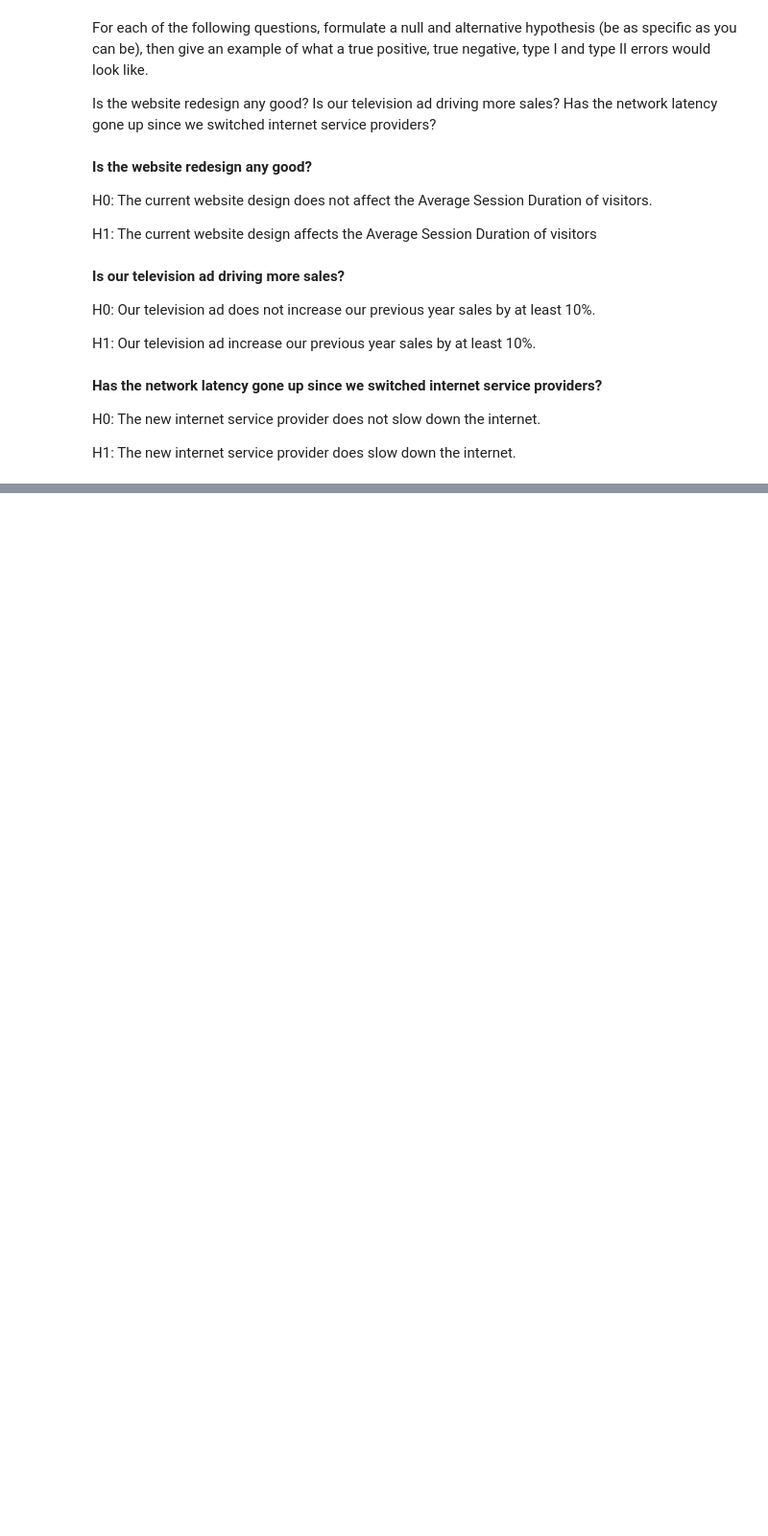
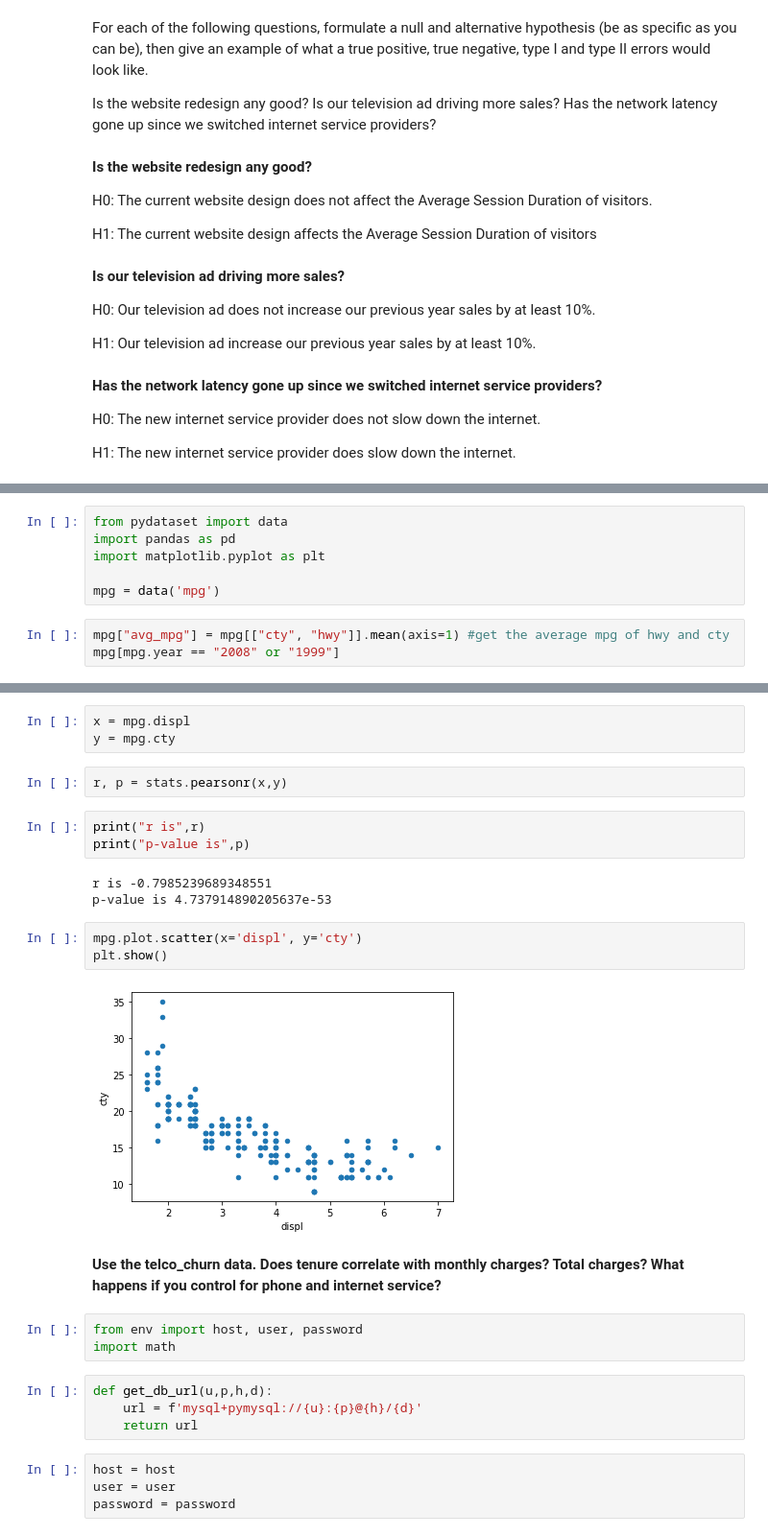
Before and after one commit to crisgiovanoni/statistics-exercises, a Jupyter notebook: hypothesis_testing.ipynb, the cells around one changed output, grey strips where cells are left out. Shown at 96% size. Cells and saved outputs as stored; diff of their text form; blank space fills up the shorter version.

```diff
--- a/hypothesis_testing.ipynb
+++ b/hypothesis_testing.ipynb
@@ -24,0 +50,9 @@ H1: The new internet service provider does slow down the internet.
+# %%
+from pydataset import data
+import pandas as pd
+import matplotlib.pyplot as plt
+
+mpg = data('mpg')
+# %%
+mpg["avg_mpg"] = mpg[["cty", "hwy"]].mean(axis=1) #get the average mpg of hwy and cty
+mpg[mpg.year == "2008" or "1999"]
@@ -24,0 +72,29 @@ H1: The new internet service provider does slow down the internet.
+# %%
+x = mpg.displ
+y = mpg.cty
+# %%
+r, p = stats.pearsonr(x,y)
+# %%
+print("r is",r)
+print("p-value is",p)
+# %% [output]
+r is -0.7985239689348551
+p-value is 4.737914890205637e-53
+# %%
+mpg.plot.scatter(x='displ', y='cty')
+plt.show()
+# %% [output]
+[figure, added]
+# %% [markdown]
+**Use the telco_churn data. Does tenure correlate with monthly charges? Total charges? What happens if you control for phone and internet service?**
+# %%
+from env import host, user, password
+import math
+# %%
+def get_db_url(u,p,h,d):
+    url = f'mysql+pymysql://{u}:{p}@{h}/{d}'
+    return url
+# %%
+host = host
+user = user
+password = password
```
Also changed, not shown: parts of 64 cells of this notebook.
